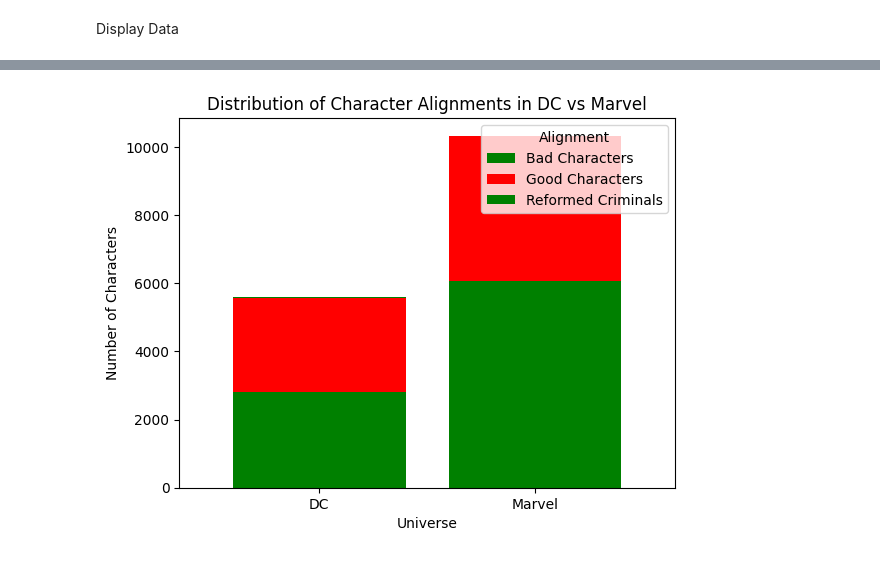
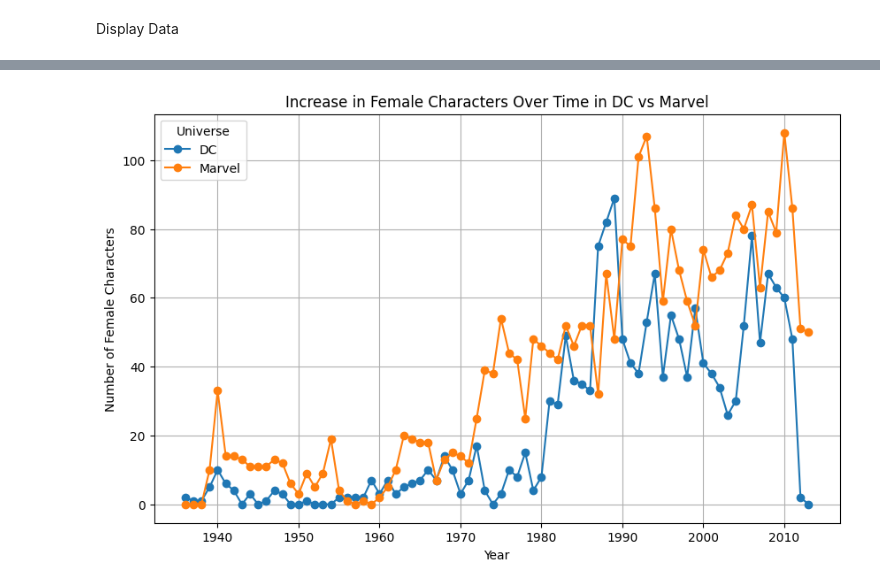
Before and after one commit to Kejbrown/SuperheroUniverseAnaylsis, a Jupyter notebook: Data Project 2023.ipynb, the cells around one changed output, grey strips where cells are left out. Saved outputs shown, nothing was run; the diff lists cells and outputs as text; code cells hidden in the pictures.

```diff
--- a/Data Project 2023.ipynb
+++ b/Data Project 2023.ipynb
@@ -126,8 +118,8 @@ df_combined.to_sql('combined_universe', engine, index=False, if_exists='replace'
 # %%
-# Specify the column and remove rows with NULL values in "First Appearance"
-column_to_check = 'SEX'  # Replace with the actual column name
-df_combined = df_combined.dropna(subset=[column_to_check])
+# Remove rows with NULL values in "First Appearance"
+column_name_3 = 'FIRST APPEARANCE'
+df_combined = df_combined.dropna(subset=[column_name_3])
 
-# Write the modified DataFrame to a new table in the database
+# Writes changes to database
 df_combined.to_sql('combined_universe', engine, index=False, if_exists='replace')
 # %% [output]
@@ -203,19 +190,20 @@ plt.show()
-# %%
-df_filtered = df_combined[df_combined['ALIGN'] != 'Reformed Criminals']
-
-# Filter columns to include only relevant ones for the pivot table
-df_alignment = df_combined[['ALIGN', 'universe']]
-
-# Create a pivot table
-pivot_table = pd.pivot_table(df_alignment, index='universe', columns='ALIGN', aggfunc='size', fill_value=0)
-
-# Plotting a stacked bar chart
-pivot_table.plot(kind='bar', stacked=True, color=['green', 'red'], width=0.8)
-plt.xlabel('Universe')
-plt.ylabel('Number of Characters')
-plt.title('Distribution of Character Alignments in DC vs Marvel')
-plt.legend(title='Alignment', loc='upper right')
-plt.xticks(rotation=0)
-plt.show()
-# %% [output]
-[figure, removed]
+# %%
+df_female = df_combined[df_combined['SEX'] == 'Female Characters']
+
+# Group by 'Year' and 'universe' and count the number of female characters
+female_counts = df_female.groupby(['Year', 'universe']).size().unstack(fill_value=0)
+
+# Plotting a line graph to show the increase in female characters over time
+plt.figure(figsize=(10, 6))
+plt.plot(female_counts.index, female_counts['DC'], label='DC', marker='o')
+plt.plot(female_counts.index, female_counts['Marvel'], label='Marvel', marker='o')
+
+# Customize the plot
+plt.xlabel('Year')
+plt.ylabel('Number of Female Characters')
+plt.title('Increase in Female Characters Over Time in DC vs Marvel')
+plt.legend(title='Universe')
+plt.grid(True)
+plt.show()
+# %% [output]
+[figure, added]
```
Also changed, not shown: parts of 18 cells of this notebook, 1 other file.
